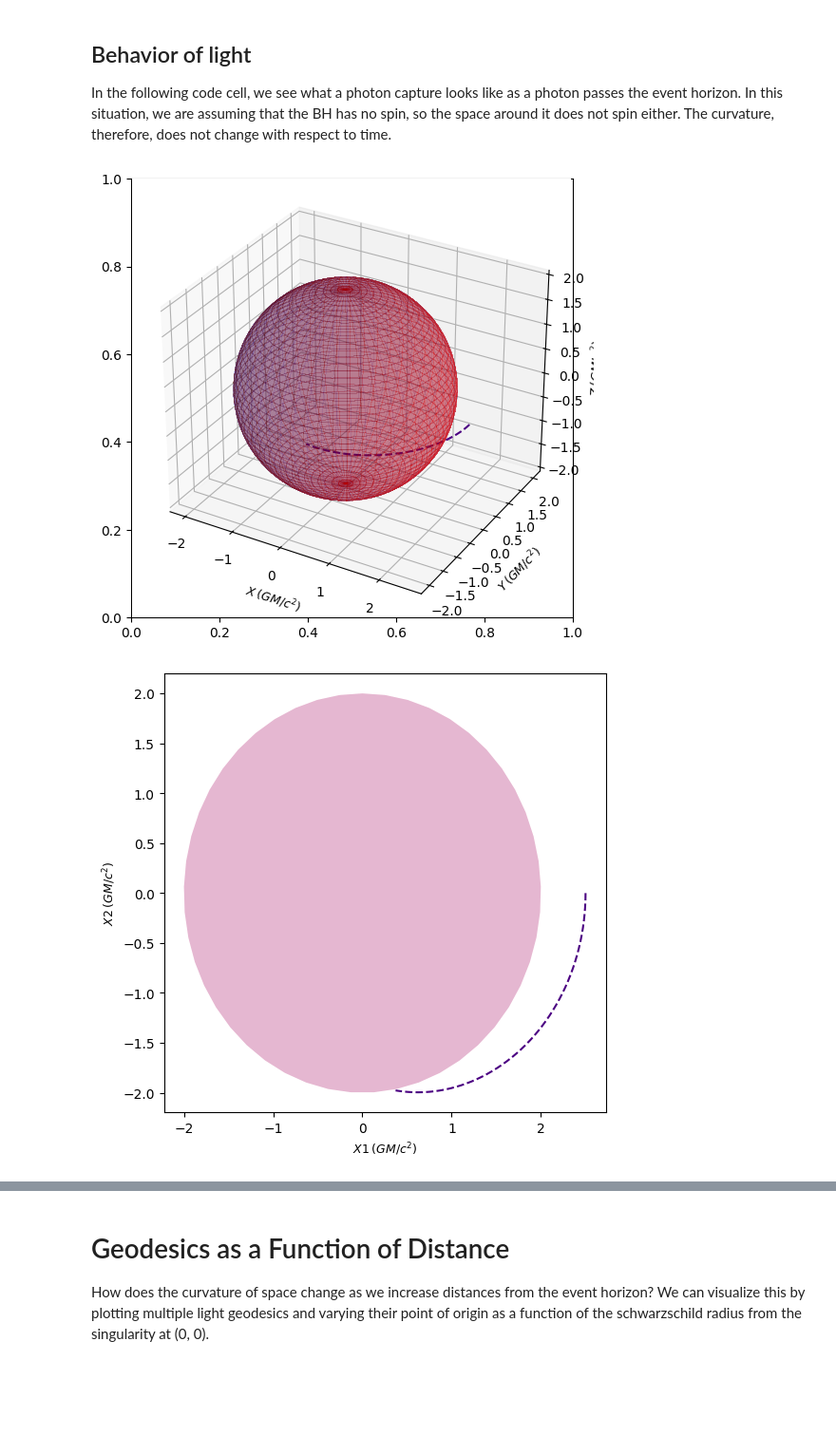
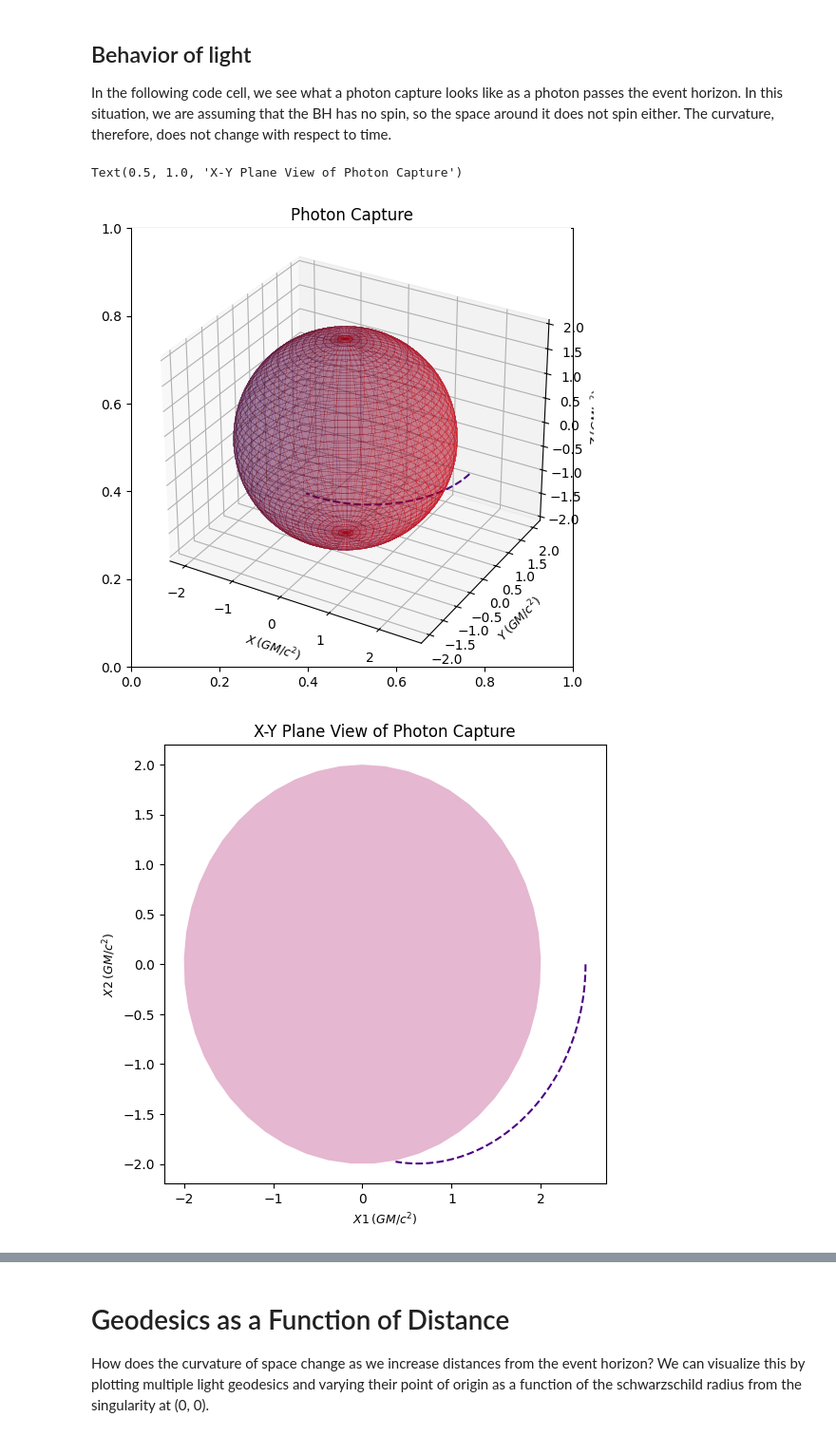
Before and after one commit to OperationalGeometry/BlackHoleSimulation, a Jupyter notebook: BlackHoles.ipynb, the cells around one changed output, grey strips where cells are left out. Shown at 95% size. Cells and saved outputs as stored; diff of their text form; code cells hidden in the pictures; blank space fills up the shorter version.

```diff
--- a/BlackHoles.ipynb
+++ b/BlackHoles.ipynb
@@ -140,9 +146,14 @@ light = Nulllike(
     )
 # %%
 s = StaticGeodesicPlotter(bh_colors=("red", "blue"))
+ss1 = StaticGeodesicPlotter(bh_colors=("red", "blue"))
+
 s.plot(light, color="indigo", aspect="equal")
-s.plot2D(light, coordinates=(1, 2), color="indigo")
+s.ax.set_title("Photon Capture")
+ss1.plot2D(light, coordinates=(1, 2), color="indigo")
+ss1.ax.set_title("X-Y Plane View of Photon Capture")
 # %% [output]
+Text(0.5, 1.0, 'X-Y Plane View of Photon Capture')
-[figure, old version]
+[figure, new version]
-[figure, old version]
+[figure, new version]
 # %% [markdown]
```
Also changed, not shown: parts of 5 cells of this notebook.
